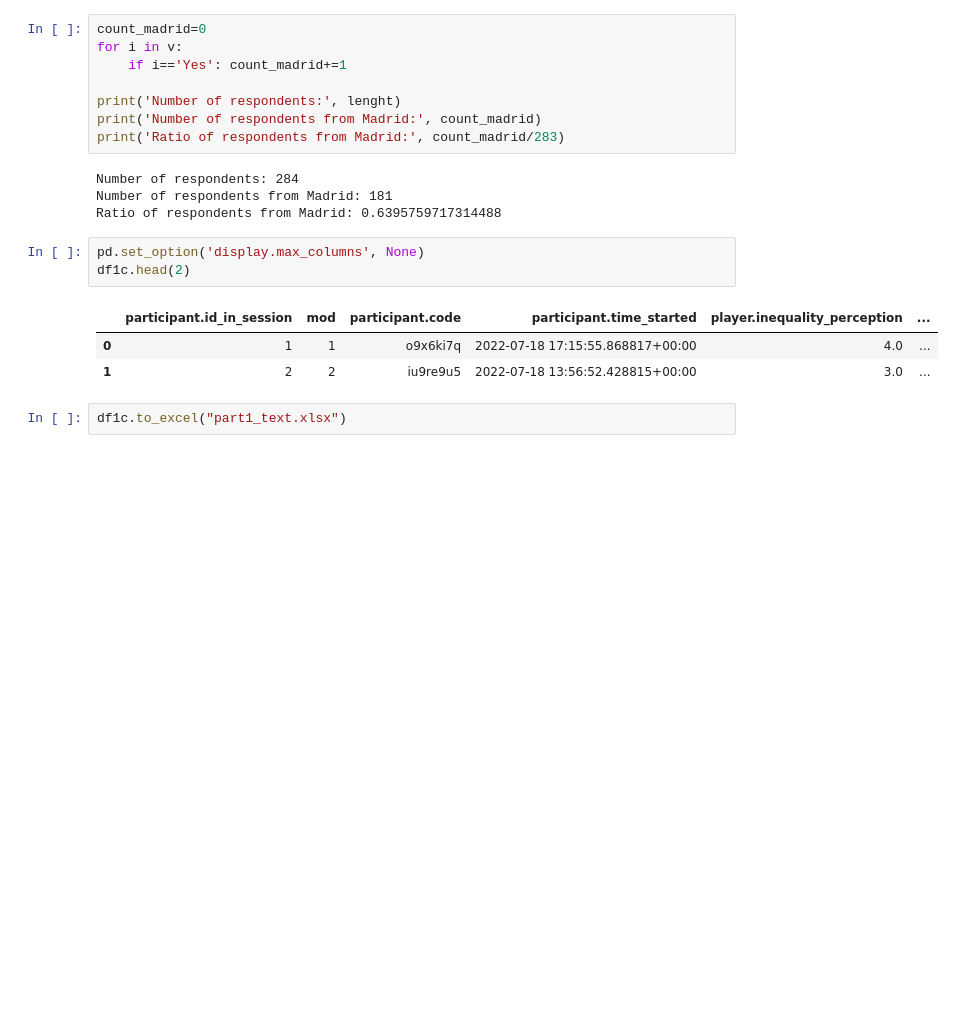
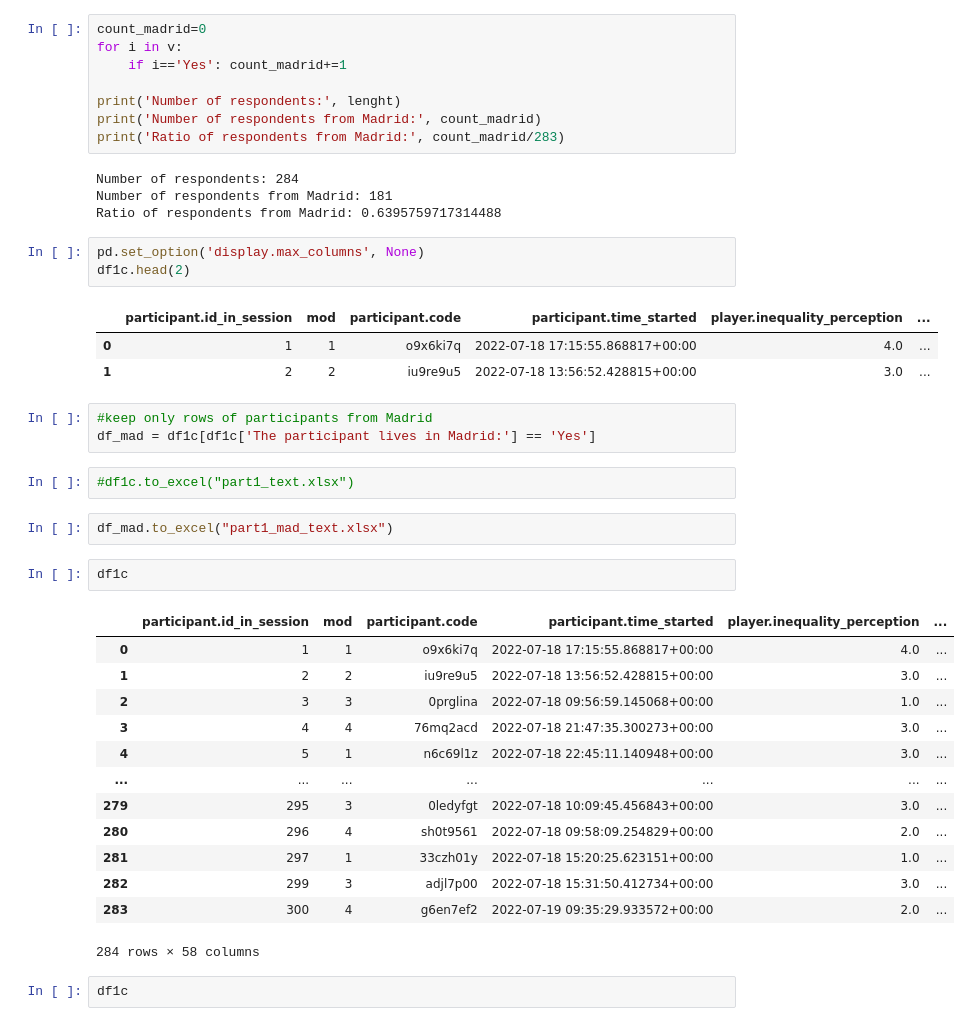
Before and after one commit to saraghivarello/APlanet, a Jupyter notebook: Pilot_1/Rearrange_datasets/part1_clean.ipynb, the cells around one changed output. Drawn from its saved outputs; the diff is of its cells as text; blank space fills up the shorter version.

```diff
--- a/Pilot_1/Rearrange_datasets/part1_clean.ipynb
+++ b/Pilot_1/Rearrange_datasets/part1_clean.ipynb
@@ -530,5 +530,28 @@ df1c.head(2)
 |  | participant.id_in_session | mod | participant.code | participant.time_started | player.inequality_perception | ... |
 | 0 | 1 | 1 | o9x6ki7q | 2022-07-18 17:15:55.868817+00:00 | 4.0 | ... |
 | 1 | 2 | 2 | iu9re9u5 | 2022-07-18 13:56:52.428815+00:00 | 3.0 | ... |
+# %%
+#keep only rows of participants from Madrid
+df_mad = df1c[df1c['The participant lives in Madrid:'] == 'Yes']
 # %%
-df1c.to_excel("part1_text.xlsx")
+#df1c.to_excel("part1_text.xlsx")
+# %%
+df_mad.to_excel("part1_mad_text.xlsx")
+# %%
+df1c
+# %% [output]
+|  | participant.id_in_session | mod | participant.code | participant.time_started | player.inequality_perception | ... |
+| 0 | 1 | 1 | o9x6ki7q | 2022-07-18 17:15:55.868817+00:00 | 4.0 | ... |
+| 1 | 2 | 2 | iu9re9u5 | 2022-07-18 13:56:52.428815+00:00 | 3.0 | ... |
+| 2 | 3 | 3 | 0prglina | 2022-07-18 09:56:59.145068+00:00 | 1.0 | ... |
+| 3 | 4 | 4 | 76mq2acd | 2022-07-18 21:47:35.300273+00:00 | 3.0 | ... |
+| 4 | 5 | 1 | n6c69l1z | 2022-07-18 22:45:11.140948+00:00 | 3.0 | ... |
+| ... | ... | ... | ... | ... | ... | ... |
+| 279 | 295 | 3 | 0ledyfgt | 2022-07-18 10:09:45.456843+00:00 | 3.0 | ... |
+| 280 | 296 | 4 | sh0t9561 | 2022-07-18 09:58:09.254829+00:00 | 2.0 | ... |
+| 281 | 297 | 1 | 33czh01y | 2022-07-18 15:20:25.623151+00:00 | 1.0 | ... |
+| 282 | 299 | 3 | adjl7p00 | 2022-07-18 15:31:50.412734+00:00 | 3.0 | ... |
+| 283 | 300 | 4 | g6en7ef2 | 2022-07-19 09:35:29.933572+00:00 | 2.0 | ... |
+284 rows × 58 columns
+# %%
+df1c
```
Also changed, not shown: 9 other files.
